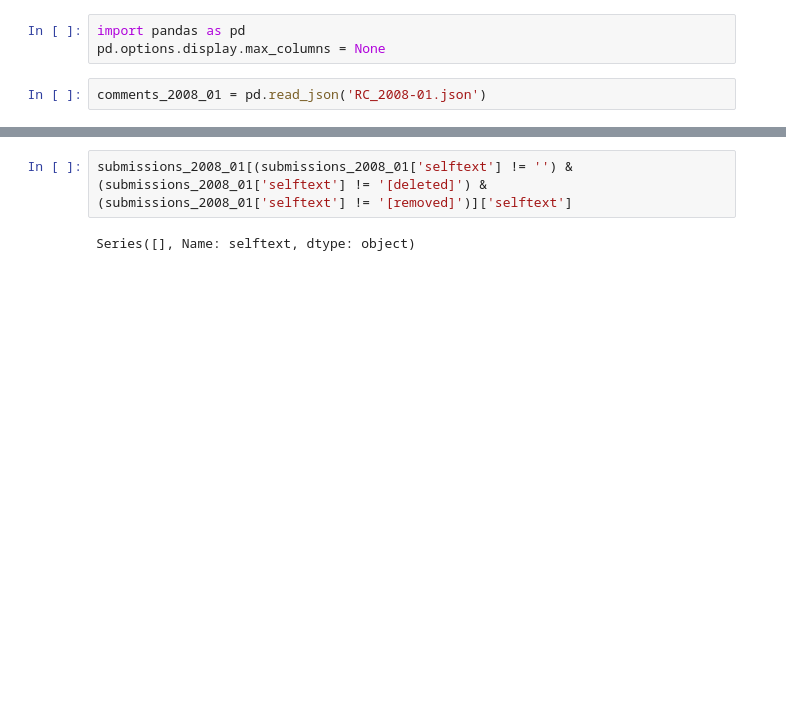
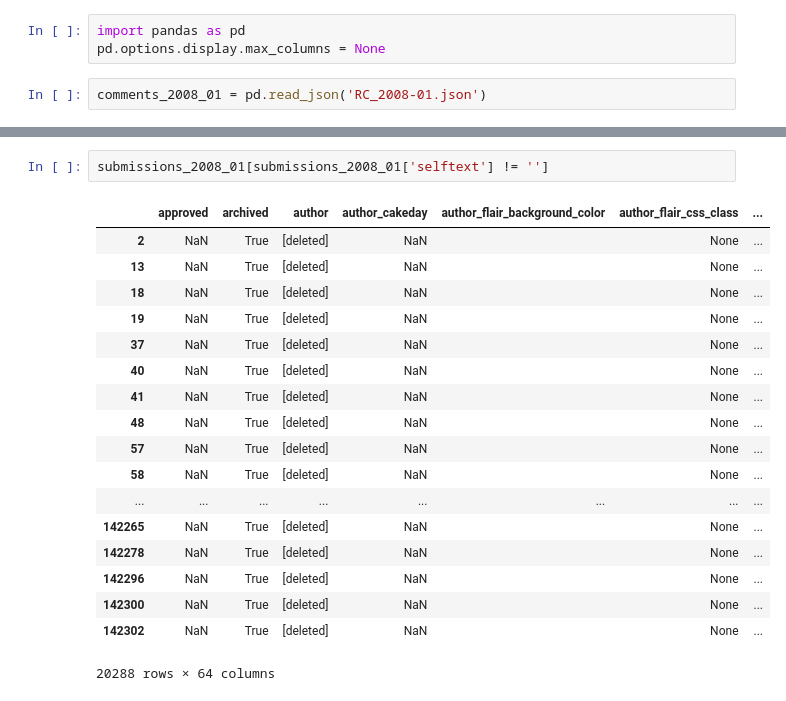
Before and after one commit to sub-stats/ds, a Jupyter notebook: data-exploration.ipynb, the cells around one changed output, grey strips where cells are left out. Saved outputs shown, nothing was run; the diff lists cells and outputs as text; blank space fills up the shorter version.

```diff
--- a/data-exploration.ipynb
+++ b/data-exploration.ipynb
@@ -36,4 +17,21 @@ submissions_2008_01 = pd.read_json('RS_v2_2008-01.json')
 # %%
-submissions_2008_01[(submissions_2008_01['selftext'] != '') & (submissions_2008_01['selftext'] != '[deleted]') & (submissions_2008_01['selftext'] != '[removed]')]['selftext']
+submissions_2008_01[submissions_2008_01['selftext'] != '']
 # %% [output]
+|  | approved | archived | author | author_cakeday | author_flair_background_color | author_flair_css_class | ... |
+| 2 | NaN | True | [deleted] | NaN |  | None | ... |
+| 13 | NaN | True | [deleted] | NaN |  | None | ... |
+| 18 | NaN | True | [deleted] | NaN |  | None | ... |
+| 19 | NaN | True | [deleted] | NaN |  | None | ... |
+| 37 | NaN | True | [deleted] | NaN |  | None | ... |
+| 40 | NaN | True | [deleted] | NaN |  | None | ... |
+| 41 | NaN | True | [deleted] | NaN |  | None | ... |
+| 48 | NaN | True | [deleted] | NaN |  | None | ... |
+| 57 | NaN | True | [deleted] | NaN |  | None | ... |
+| 58 | NaN | True | [deleted] | NaN |  | None | ... |
+| ... | ... | ... | ... | ... | ... | ... | ... |
+| 142265 | NaN | True | [deleted] | NaN |  | None | ... |
+| 142278 | NaN | True | [deleted] | NaN |  | None | ... |
+| 142296 | NaN | True | [deleted] | NaN |  | None | ... |
+| 142300 | NaN | True | [deleted] | NaN |  | None | ... |
+| 142302 | NaN | True | [deleted] | NaN |  | None | ... |
-Series([], Name: selftext, dtype: object)
+20288 rows × 64 columns
```
Also changed, not shown: parts of 1 cell of this notebook, 2 other files.
